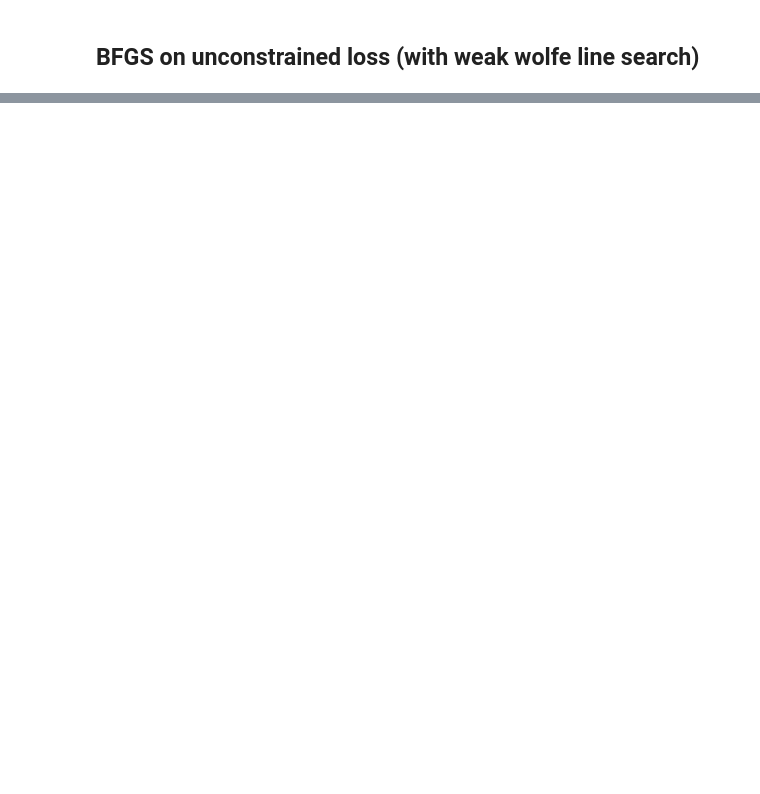
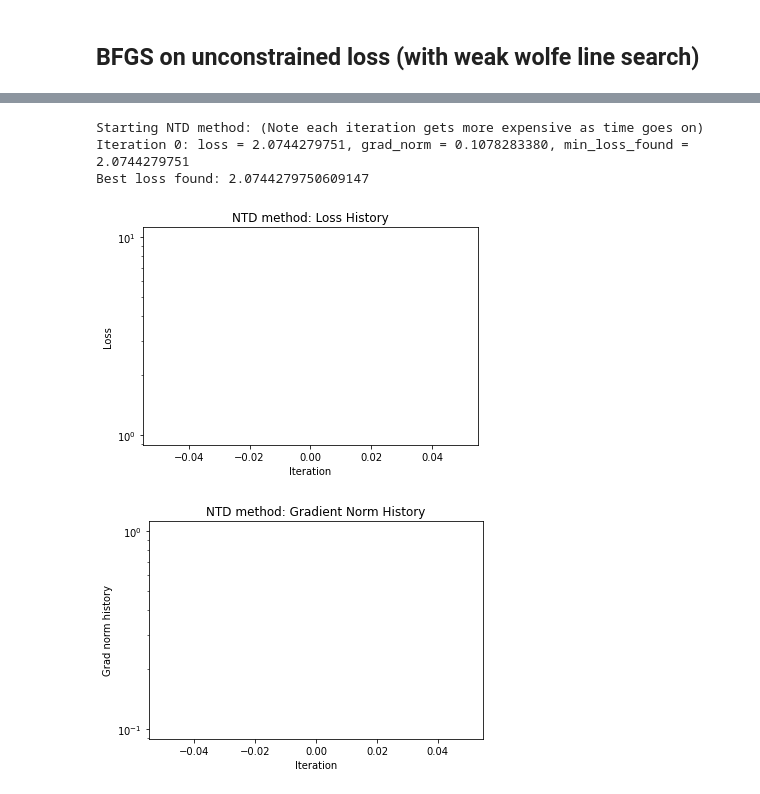
Before and after one commit to damek/alpha_evolve_problem_B1, a Jupyter notebook: problemb1.ipynb, the cells around one changed output, grey strips where cells are left out. Saved outputs shown, nothing was run; the diff lists cells and outputs as text; code cells hidden in the pictures; blank space fills up the shorter version.

```diff
--- a/problemb1.ipynb
+++ b/problemb1.ipynb
@@ -303,34 +356,40 @@ loss_f_softmax = unconstrained_loss(P_val)
 if 'history_ntd_unconstrained_random' not in locals():
     history_ntd_unconstrained_random = {}
 else:
     h_params_ntd_unconstrained.data = history_ntd_unconstrained_random['best_h_params'].data.clone()
 
-max_iter = 500
+max_iter = 1
 ntd_params = {}
 ntd_params['adaptive_grid_size'] = True
 ntd_params['verbose'] = False
 ntd_params['max_grid_size'] = 15 # 50
 # ntd_params['opt_f'] = 1.5052
 ntd_params['min_goldstein_iters'] = 1
 ntd_params['use_trust_region'] = True
 print_every = 1
 
 history_ntd_unconstrained_random = ntd_method(h_params_ntd_unconstrained, loss_f_softmax, max_iter, ntd_params, print_every, history_ntd_unconstrained_random)
 
 print("Best loss found:", history_ntd_unconstrained_random['min_loss_found'])
 
 # semilogy plot of loss history
 plt.semilogy(history_ntd_unconstrained_random['loss_history'])
 plt.xlabel("Iteration")
 plt.ylabel("Loss")
 plt.title("NTD method: Loss History")
 plt.show()
 
 plt.semilogy(history_ntd_unconstrained_random['grad_norm_history'])
 plt.xlabel("Iteration")
 plt.ylabel("Grad norm history")
 plt.title("NTD method: Gradient Norm History")
 plt.show()
+# %% [output]
+Starting NTD method: (Note each iteration gets more expensive as time goes on)
+Iteration 0: loss = 2.0744279751, grad_norm = 0.1078283380, min_loss_found = 2.0744279751
+Best loss found: 2.0744279750609147
+[figure, added]
+[figure, added]
 # %% [markdown]
 # Prox linear method
 
```
Also changed, not shown: parts of 11 cells of this notebook, 1 other file.
